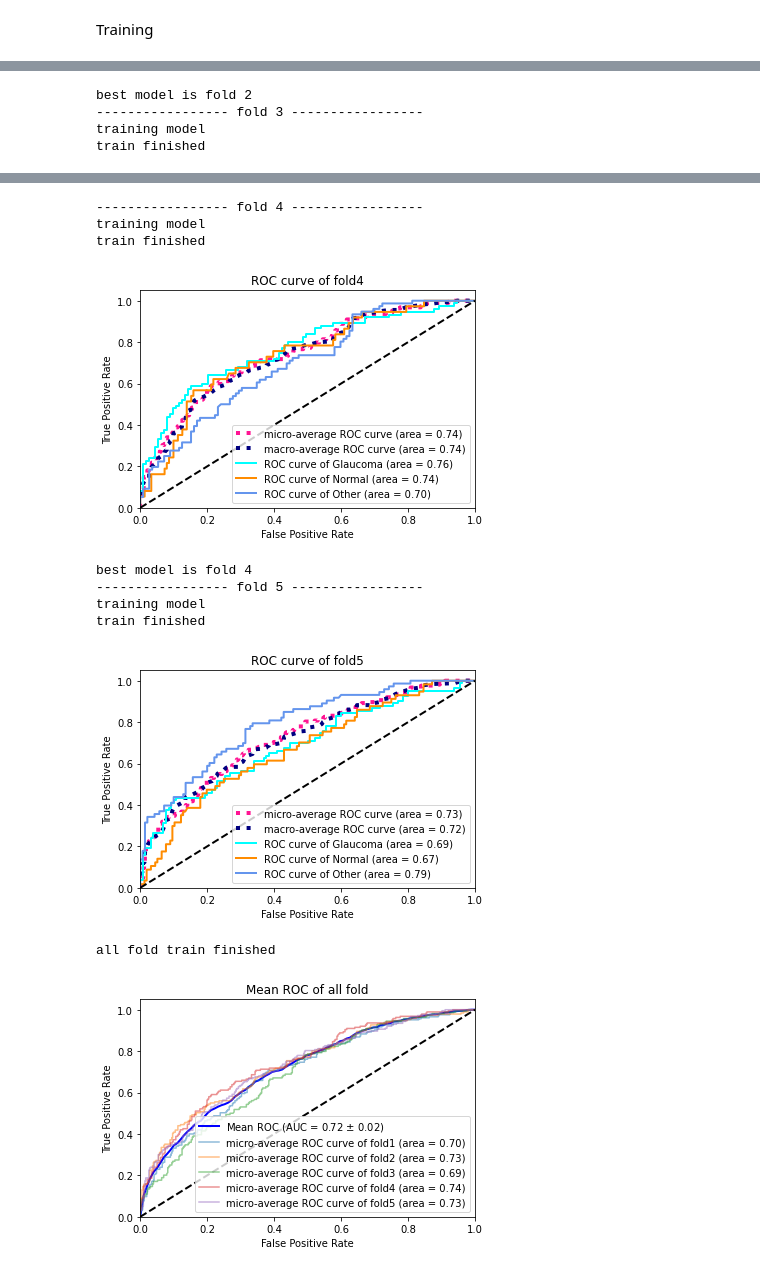
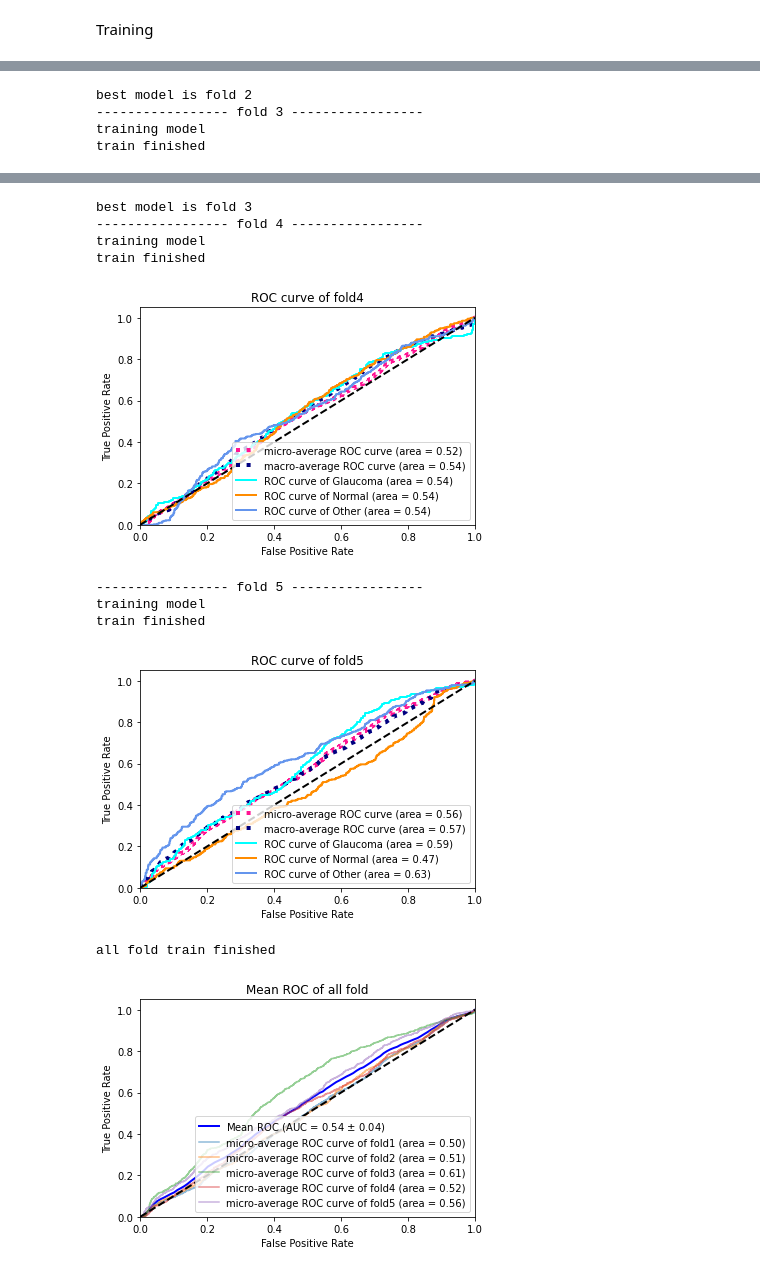
Before and after one commit to Atdhasiri/machineLearning, a Jupyter notebook: mainWork.ipynb, the cells around one changed output, grey strips where cells are left out. Saved outputs shown, nothing was run; the diff lists cells and outputs as text; code cells hidden in the pictures.

```diff
--- a/mainWork.ipynb
+++ b/mainWork.ipynb
@@ -195,8 +198,8 @@ def plot_confusion_matrix(y_true, y_pred, classes,
 #plot_confusion_matrix(y_test, y_pred, classes=class_names, normalize=True,title='Normalized confusion matrix')
 # %%
 #read data set
-train_set_list = [pd.read_csv(file_path) for file_path in train_set_file]
-test_set = pd.read_csv(test_set_file)
+train_set_list = [pd.read_csv(file_path,header=None) for file_path in train_set_file]
+test_set = pd.read_csv(test_set_file,header=None)
 # %%
 #separate X and y
 X_train = [train_set.iloc[:, 2:].values for train_set in train_set_list]
@@ -244,7 +248,9 @@ for i ,(train_index, val_index) in enumerate(kf.split(X)):
 #           ('feature_selection', SelectFromModel(RandomForestClassifier(n_estimators = 400, criterion = "gini"))),
 #           ('classification', RandomForestClassifier(n_estimators = 400, criterion = "gini"))
 #     ])
-    clf = RandomForestClassifier(n_estimators = 400, criterion = "gini")
+    clf = SVC(kernel='poly',probability=True)
+    #clf = KNeighborsClassifier(n_neighbors=7)
+    #clf = RandomForestClassifier(n_estimators = 400, criterion = "gini")
     model = OneVsRestClassifier(clf)
 
     #RandomForestClassifier(n_estimators = 400, criterion = "gini")
@@ -339,14 +345,14 @@ train finished
+best model is fold 3
 ----------------- fold 4 -----------------
 training model
 train finished
-[figure, old version]
+[figure, new version]
-best model is fold 4
 ----------------- fold 5 -----------------
 training model
 train finished
-[figure, old version]
+[figure, new version]
 all fold train finished
-[figure, old version]
+[figure, new version]
 # %%
 X_test = sc.transform(X_test)
 
```
Also changed, not shown: parts of 5 cells of this notebook, 7 other files.
